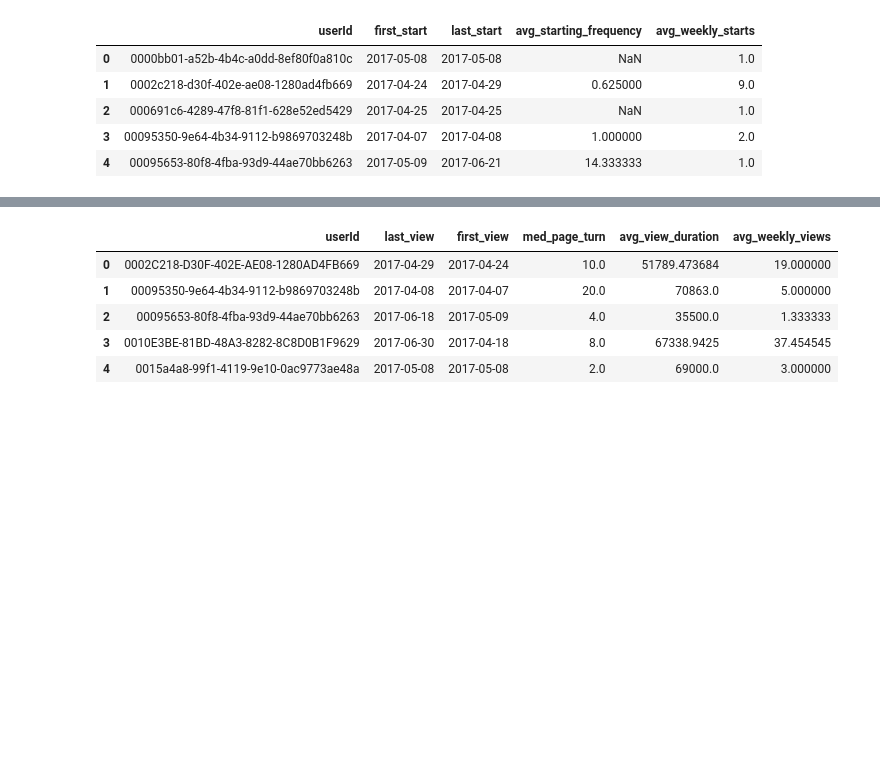
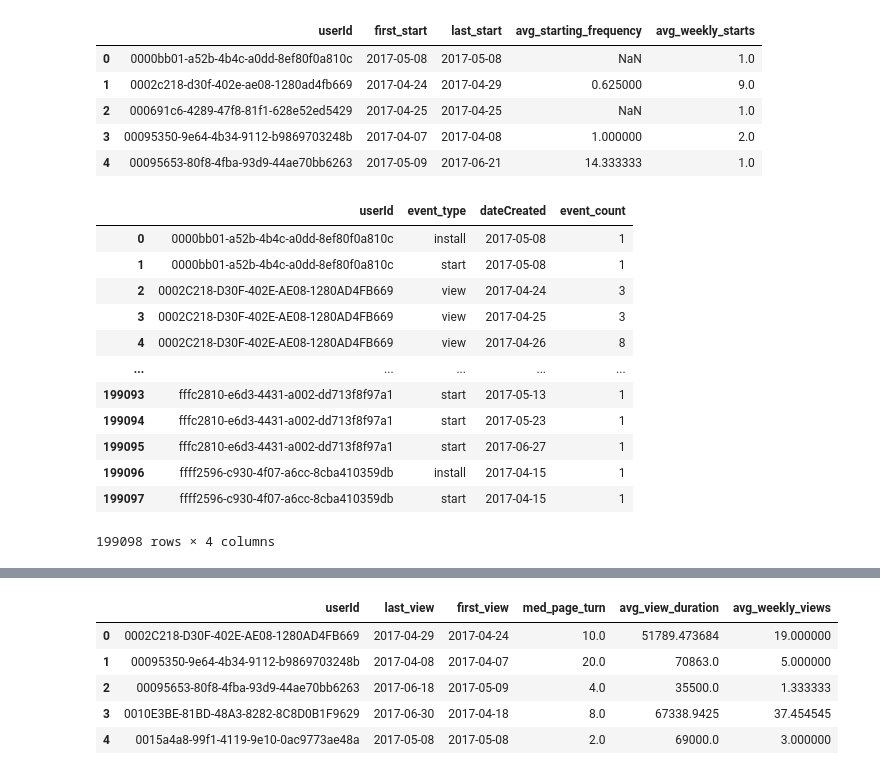
Before and after one commit to miladbahrami/Churn_Prediction, a Jupyter notebook: churn_new.ipynb, the cells around one changed output, grey strips where cells are left out. Saved outputs shown, nothing was run; the diff lists cells and outputs as text; code cells hidden in the pictures; blank space fills up the shorter version.

```diff
--- a/churn_new.ipynb
+++ b/churn_new.ipynb
@@ -209,3 +218,19 @@ df_event= df_event.groupby(['userId', 'event_type', pd.Grouper(key='dateCreated'
+# %%
+df_event
+# %% [output]
+|  | userId | event_type | dateCreated | event_count |
+| 0 | 0000bb01-a52b-4b4c-a0dd-8ef80f0a810c | install | 2017-05-08 | 1 |
+| 1 | 0000bb01-a52b-4b4c-a0dd-8ef80f0a810c | start | 2017-05-08 | 1 |
+| 2 | 0002C218-D30F-402E-AE08-1280AD4FB669 | view | 2017-04-24 | 3 |
+| 3 | 0002C218-D30F-402E-AE08-1280AD4FB669 | view | 2017-04-25 | 3 |
+| 4 | 0002C218-D30F-402E-AE08-1280AD4FB669 | view | 2017-04-26 | 8 |
+| ... | ... | ... | ... | ... |
+| 199093 | fffc2810-e6d3-4431-a002-dd713f8f97a1 | start | 2017-05-13 | 1 |
+| 199094 | fffc2810-e6d3-4431-a002-dd713f8f97a1 | start | 2017-05-23 | 1 |
+| 199095 | fffc2810-e6d3-4431-a002-dd713f8f97a1 | start | 2017-06-27 | 1 |
+| 199096 | ffff2596-c930-4f07-a6cc-8cba410359db | install | 2017-04-15 | 1 |
+| 199097 | ffff2596-c930-4f07-a6cc-8cba410359db | start | 2017-04-15 | 1 |
+199098 rows × 4 columns
 # %%
 # Aggregating events
 df_event_agg = df_event.groupby('userId').agg(
```
Also changed, not shown: parts of 28 cells of this notebook.
